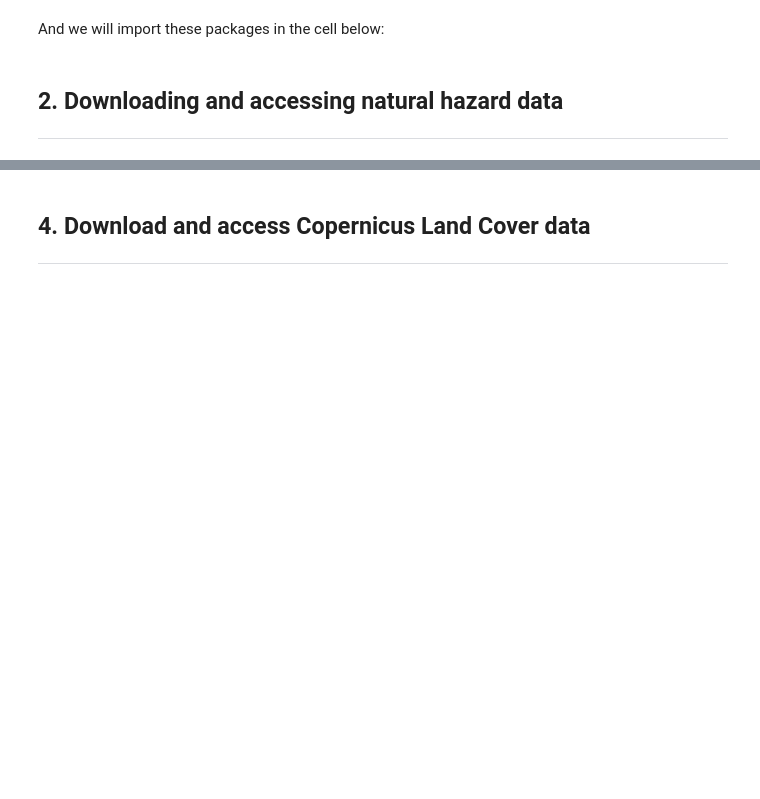
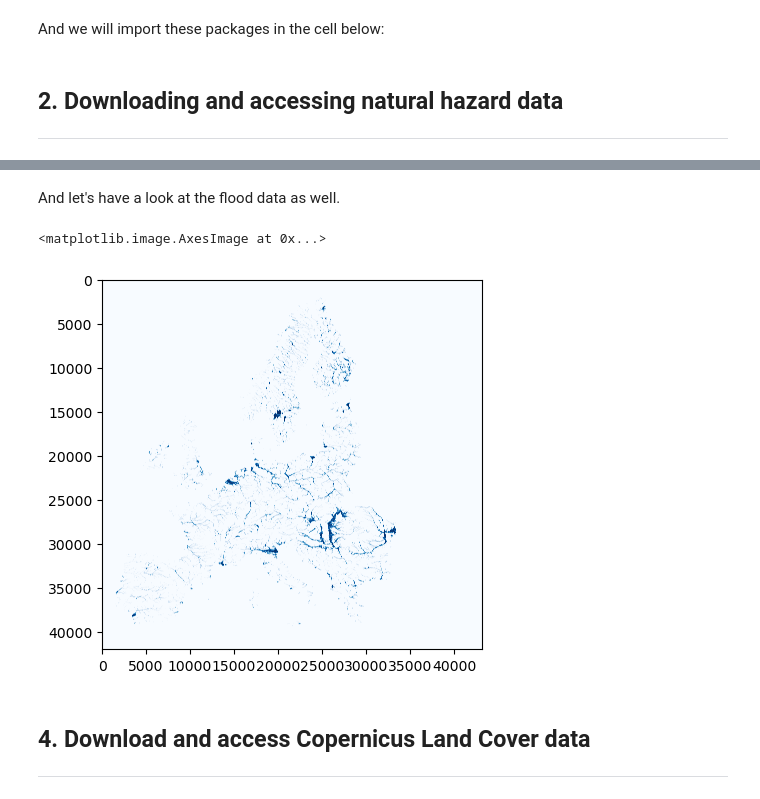
Before and after one commit to ElcoK/BigData_AED, a Jupyter notebook: _sources/week4/tutorial2.ipynb, the cells around one changed output, grey strips where cells are left out. Cells and saved outputs as stored; diff of their text form; code cells hidden in the pictures; blank space fills up the shorter version.

```diff
--- a/_sources/week4/tutorial2.ipynb
+++ b/_sources/week4/tutorial2.ipynb
@@ -126,3 +152,16 @@ zd
+# %%
+flood_map_path = os.path.join('C:\Data\Flood_data','floodMapEU_rp100y.tif')
+
+with rasterio.open(flood_map_path) as src:
+    flood_map = src.read()[0, :, :]
+    transform = src.transform
+# %% [markdown]
+And let's have a look at the flood data as well.
+# %%
+plt.imshow(flood_map,cmap='Blues')
+# %% [output]
+<matplotlib.image.AxesImage at 0x...>
+[figure, added]
 # %% [markdown]
 ## 4. Download and access Copernicus Land Cover data
 <hr>
```
Also changed, not shown: parts of 21 cells of this notebook, 14 other files.
